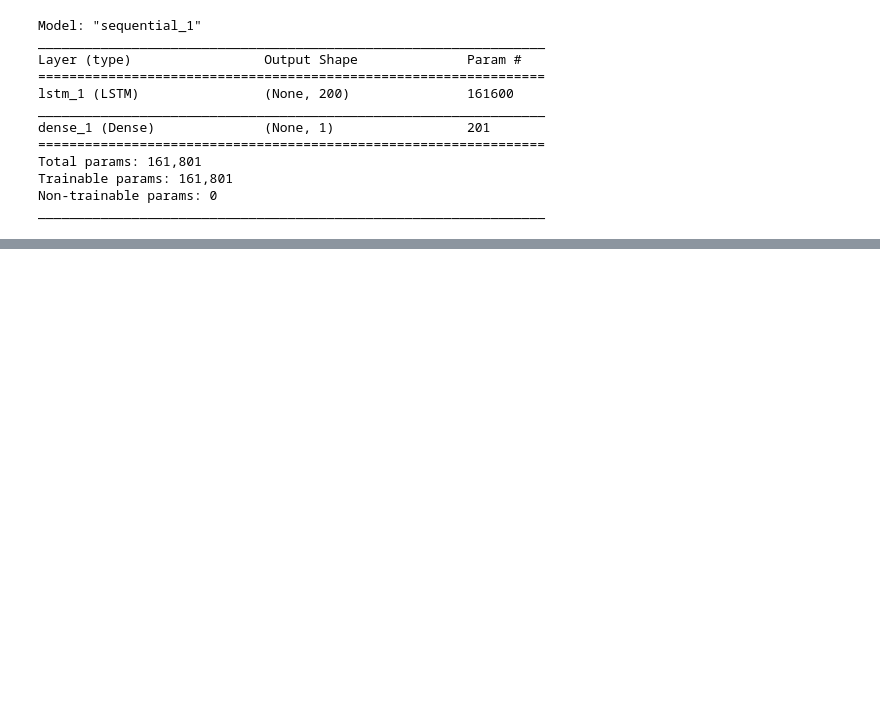
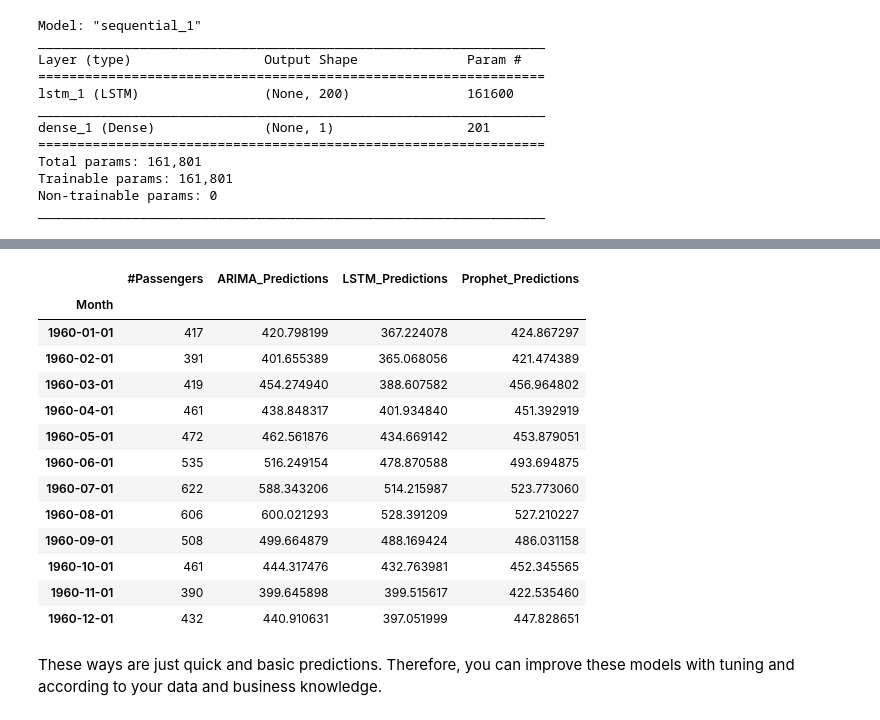
Before and after one commit to Branden-Kang/Flight-Delay-Analysis, a Jupyter notebook: Predicting_air_passengers_using_auto_arima.ipynb, the cells around one changed output, grey strips where cells are left out. Drawn from its saved outputs; the diff is of its cells as text; code cells hidden in the pictures; blank space fills up the shorter version.

```diff
--- a/Predicting_air_passengers_using_auto_arima.ipynb
+++ b/Predicting_air_passengers_using_auto_arima.ipynb
@@ -518,0 +622,19 @@ Mean: 280.2986111111111
+# %%
+test_data
+# %% [output]
+|  | #Passengers | ARIMA_Predictions | LSTM_Predictions | Prophet_Predictions |
+| Month |  |  |  |  |
+| 1960-01-01 | 417 | 420.798199 | 367.224078 | 424.867297 |
+| 1960-02-01 | 391 | 401.655389 | 365.068056 | 421.474389 |
+| 1960-03-01 | 419 | 454.274940 | 388.607582 | 456.964802 |
+| 1960-04-01 | 461 | 438.848317 | 401.934840 | 451.392919 |
+| 1960-05-01 | 472 | 462.561876 | 434.669142 | 453.879051 |
+| 1960-06-01 | 535 | 516.249154 | 478.870588 | 493.694875 |
+| 1960-07-01 | 622 | 588.343206 | 514.215987 | 523.773060 |
+| 1960-08-01 | 606 | 600.021293 | 528.391209 | 527.210227 |
+| 1960-09-01 | 508 | 499.664879 | 488.169424 | 486.031158 |
+| 1960-10-01 | 461 | 444.317476 | 432.763981 | 452.345565 |
+| 1960-11-01 | 390 | 399.645898 | 399.515617 | 422.535460 |
+| 1960-12-01 | 432 | 440.910631 | 397.051999 | 447.828651 |
+# %% [markdown]
+These ways are just quick and basic predictions. Therefore, you can improve these models with tuning and according to your data and business knowledge.
```
Also changed, not shown: parts of 20 cells of this notebook.
